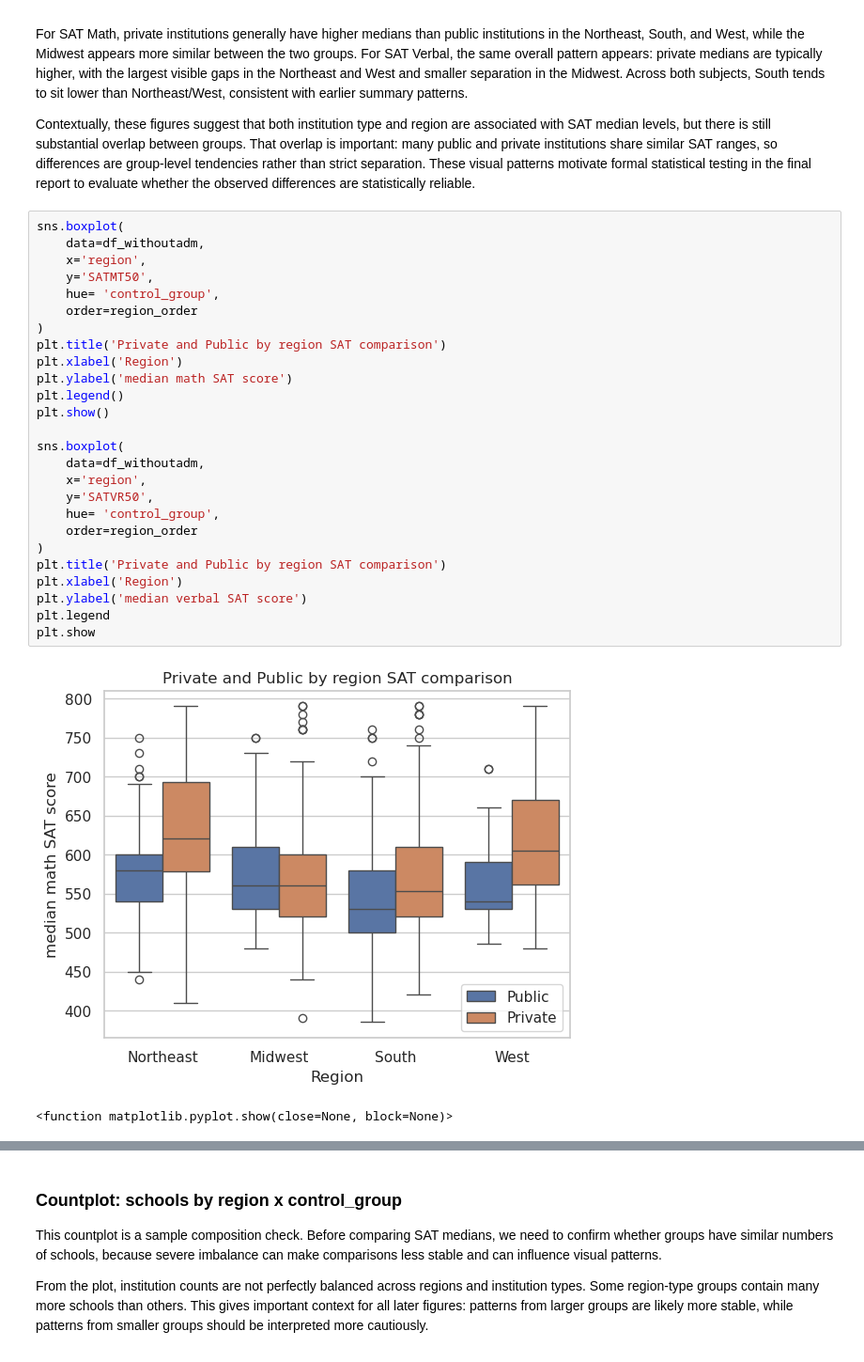
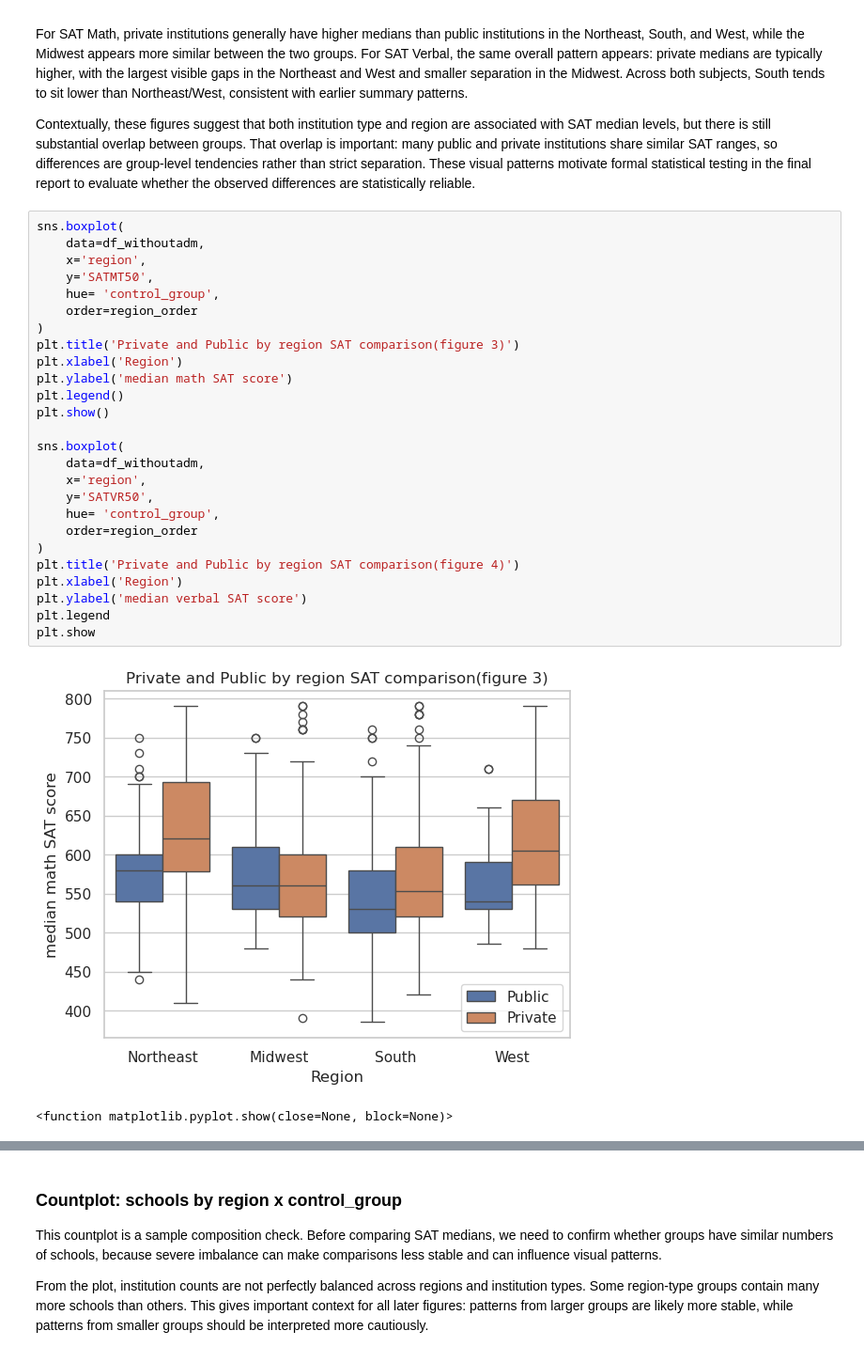
Before and after one commit to COGS108/Group065_WI26, a Jupyter notebook: 03-FinalProject.ipynb, the cells around one changed output, grey strips where cells are left out. Shown at 94% size. Saved outputs shown, nothing was run; the diff lists cells and outputs as text.

```diff
--- a/03-FinalProject.ipynb
+++ b/03-FinalProject.ipynb
@@ -253,29 +253,29 @@ Contextually, these figures suggest that both institution type and region are as
 # %%
 sns.boxplot(
     data=df_withoutadm,
     x='region',
     y='SATMT50',
     hue= 'control_group',
     order=region_order
 )
-plt.title('Private and Public by region SAT comparison')
+plt.title('Private and Public by region SAT comparison(figure 3)')
 plt.xlabel('Region')
 plt.ylabel('median math SAT score')
 plt.legend()
 plt.show()
 
 sns.boxplot(
     data=df_withoutadm,
     x='region',
     y='SATVR50',
     hue= 'control_group',
     order=region_order
 )
-plt.title('Private and Public by region SAT comparison')
+plt.title('Private and Public by region SAT comparison(figure 4)')
 plt.xlabel('Region')
 plt.ylabel('median verbal SAT score')
 plt.legend
 plt.show
 # %% [output]
-[figure, old version]
+[figure, new version]
 <function matplotlib.pyplot.show(close=None, block=None)>
```
Also changed, not shown: parts of 10 cells of this notebook.
